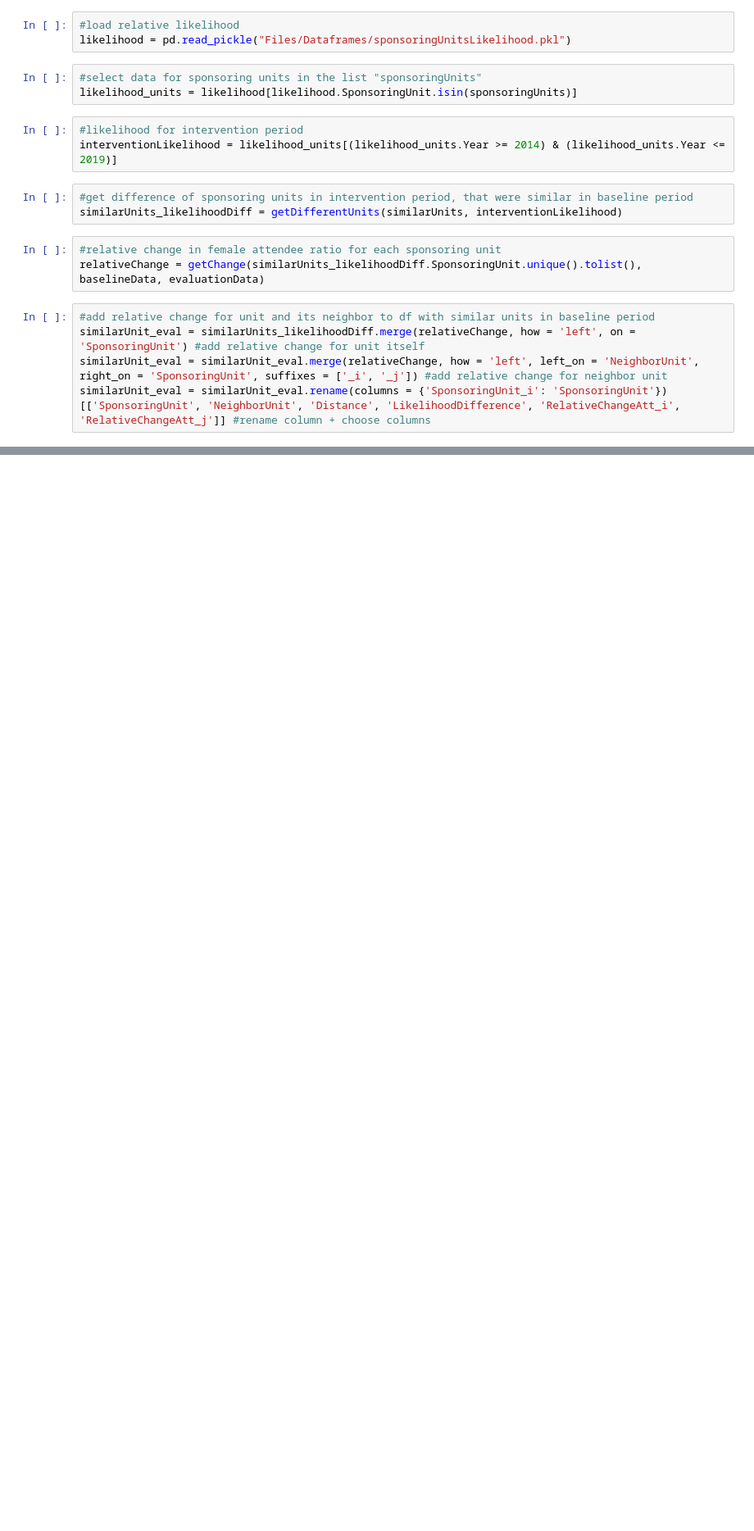
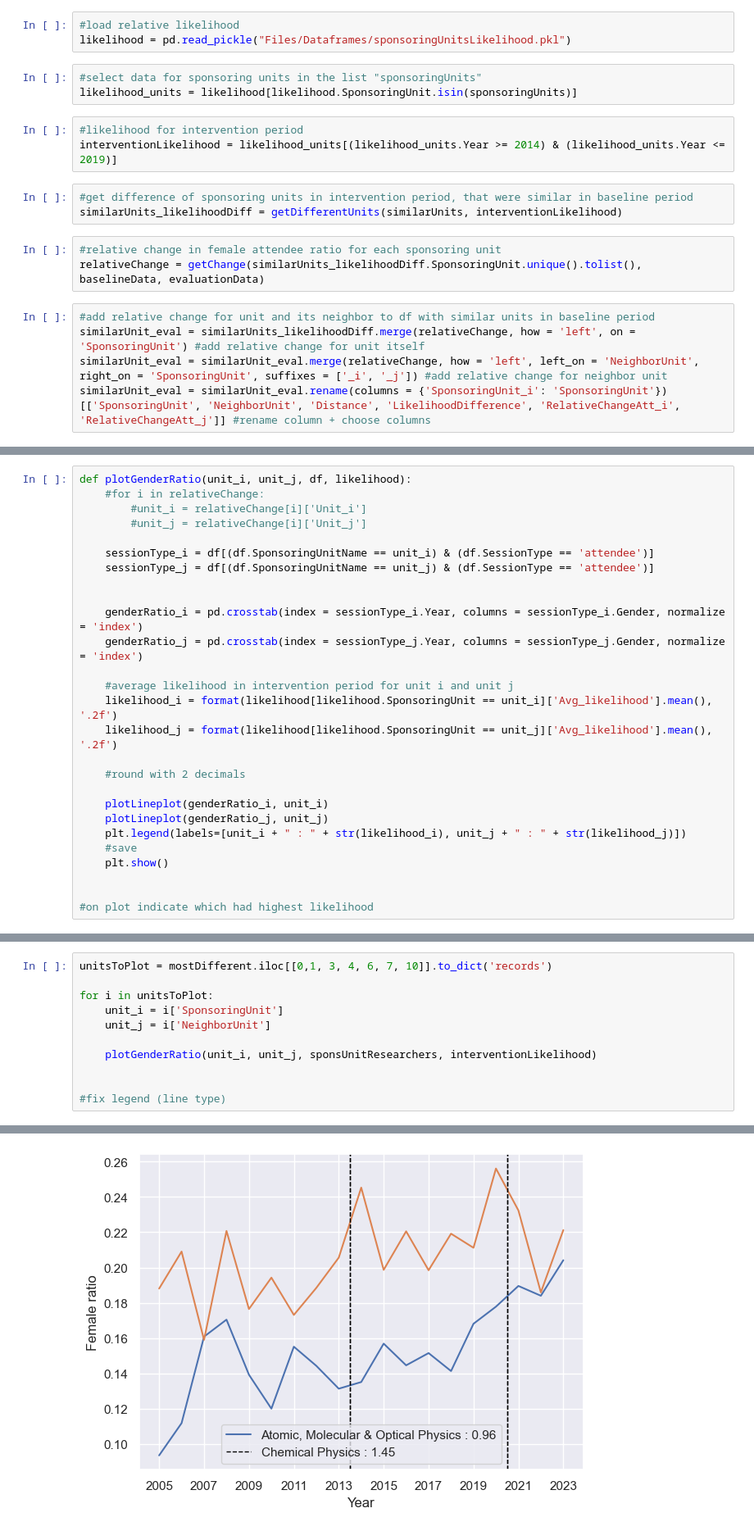
Before and after one commit to EllenWM/Evolution-of-Gender-Diversity-in-Physics-Conferences, a Jupyter notebook: interventionImpact.ipynb, the cells around one changed output, grey strips where cells are left out. Shown: that part at 82% size. Cells and saved outputs as stored; diff of their text form; blank space fills up the shorter version.

```diff
--- a/interventionImpact.ipynb
+++ b/interventionImpact.ipynb
@@ -393,0 +385,27 @@ plotGenderRatio(relativeChange_dict, sponsUnitResearchers, 'attendee')
+# %%
+def plotGenderRatio(unit_i, unit_j, df, likelihood):
+    #for i in relativeChange:
+        #unit_i = relativeChange[i]['Unit_i']
+        #unit_j = relativeChange[i]['Unit_j']
+
+    sessionType_i = df[(df.SponsoringUnitName == unit_i) & (df.SessionType == 'attendee')]
+    sessionType_j = df[(df.SponsoringUnitName == unit_j) & (df.SessionType == 'attendee')]
+
+
+    genderRatio_i = pd.crosstab(index = sessionType_i.Year, columns = sessionType_i.Gender, normalize = 'index')
+    genderRatio_j = pd.crosstab(index = sessionType_j.Year, columns = sessionType_j.Gender, normalize = 'index')
+
+    #average likelihood in intervention period for unit i and unit j
+    likelihood_i = format(likelihood[likelihood.SponsoringUnit == unit_i]['Avg_likelihood'].mean(), '.2f')
+    likelihood_j = format(likelihood[likelihood.SponsoringUnit == unit_j]['Avg_likelihood'].mean(), '.2f')
+
+    #round with 2 decimals
+
+    plotLineplot(genderRatio_i, unit_i)
+    plotLineplot(genderRatio_j, unit_j)
+    plt.legend(labels=[unit_i + " : " + str(likelihood_i), unit_j + " : " + str(likelihood_j)])
+    #save
+    plt.show()
+
+
+#on plot indicate which had highest likelihood
@@ -393,0 +414,12 @@ plotGenderRatio(relativeChange_dict, sponsUnitResearchers, 'attendee')
+# %%
+unitsToPlot = mostDifferent.iloc[[0,1, 3, 4, 6, 7, 10]].to_dict('records')
+
+for i in unitsToPlot:
+    unit_i = i['SponsoringUnit']
+    unit_j = i['NeighborUnit']
+
+    plotGenderRatio(unit_i, unit_j, sponsUnitResearchers, interventionLikelihood)
+
+
+#fix legend (line type)
+# %% [output]
@@ -393,0 +428 @@ plotGenderRatio(relativeChange_dict, sponsUnitResearchers, 'attendee')
+[figure, added]
```
Also changed, not shown: parts of 12 cells of this notebook.
